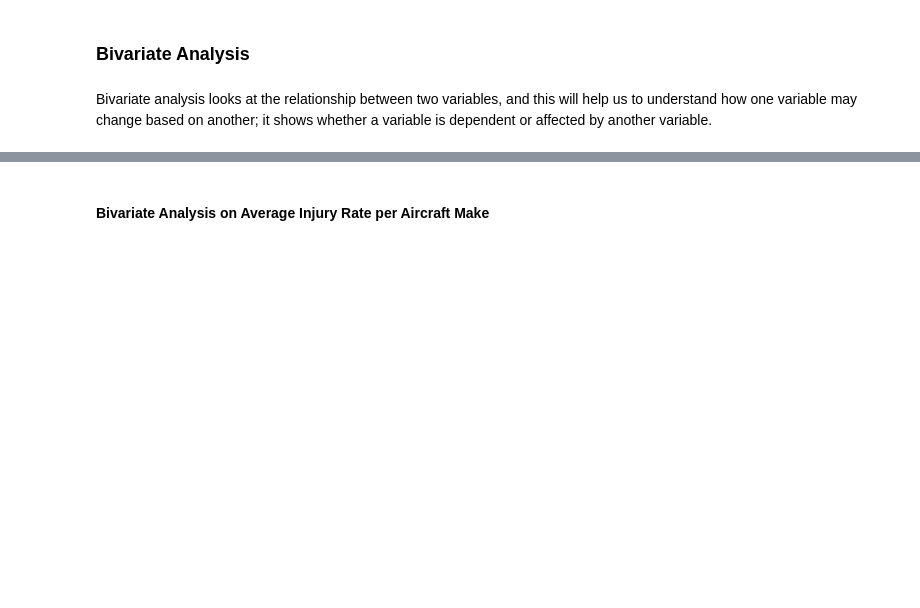
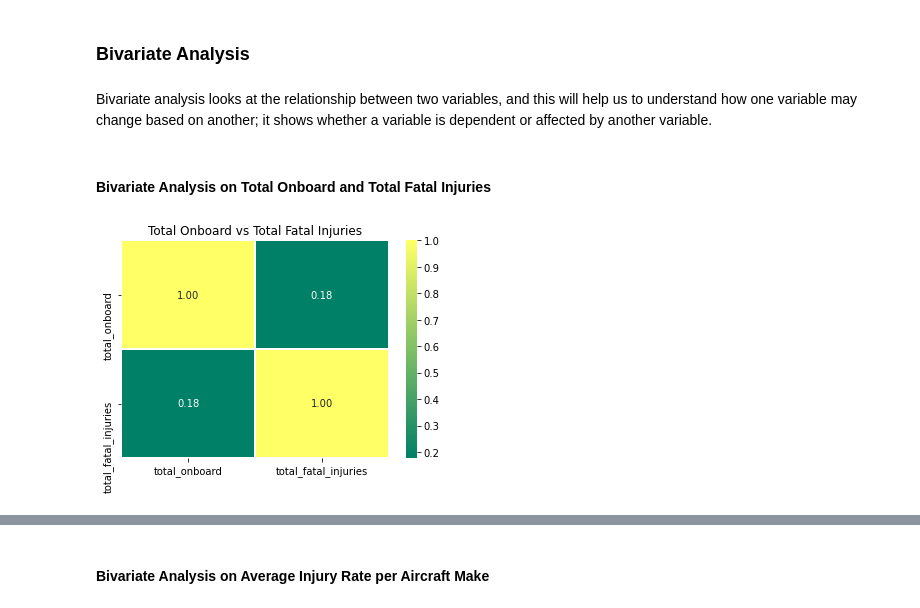
Before and after one commit to StacyMogeni/phase1_project, a Jupyter notebook: Untitled.ipynb, the cells around one changed output, grey strips where cells are left out. Saved outputs shown, nothing was run; the diff lists cells and outputs as text; code cells hidden in the pictures; blank space fills up the shorter version.

```diff
--- a/Untitled.ipynb
+++ b/Untitled.ipynb
@@ -844,3 +841,15 @@ The distribution of fatal injuries shows that most incidents involved between 0
 ### Bivariate Analysis
 # %% [markdown]
 Bivariate analysis looks at the relationship between two variables, and this will help us to understand how one variable may change based on another; it shows whether a variable is dependent or affected by another variable.
+# %% [markdown]
+#### Bivariate Analysis on Total Onboard and Total Fatal Injuries
+# %%
+#Find the correlation between the total columns then go ahead and plot
+corr = df2[['total_onboard', 'total_fatal_injuries']].corr()
+
+plt.figure(figsize=(6, 4))
+sns.heatmap(corr, annot=True, cmap="summer", fmt=".2f", linewidths=0.5)
+plt.title('Total Onboard vs Total Fatal Injuries')
+plt.show()
+# %% [output]
+[figure, added]
```
Also changed, not shown: parts of 22 cells of this notebook.
